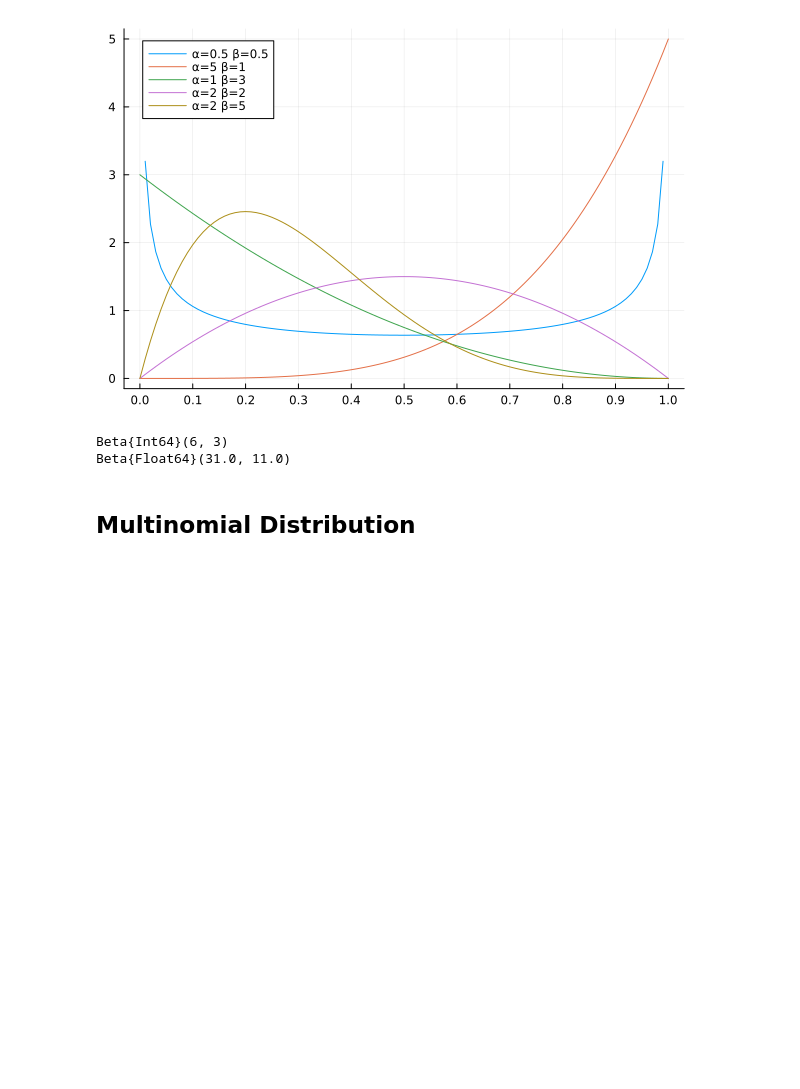
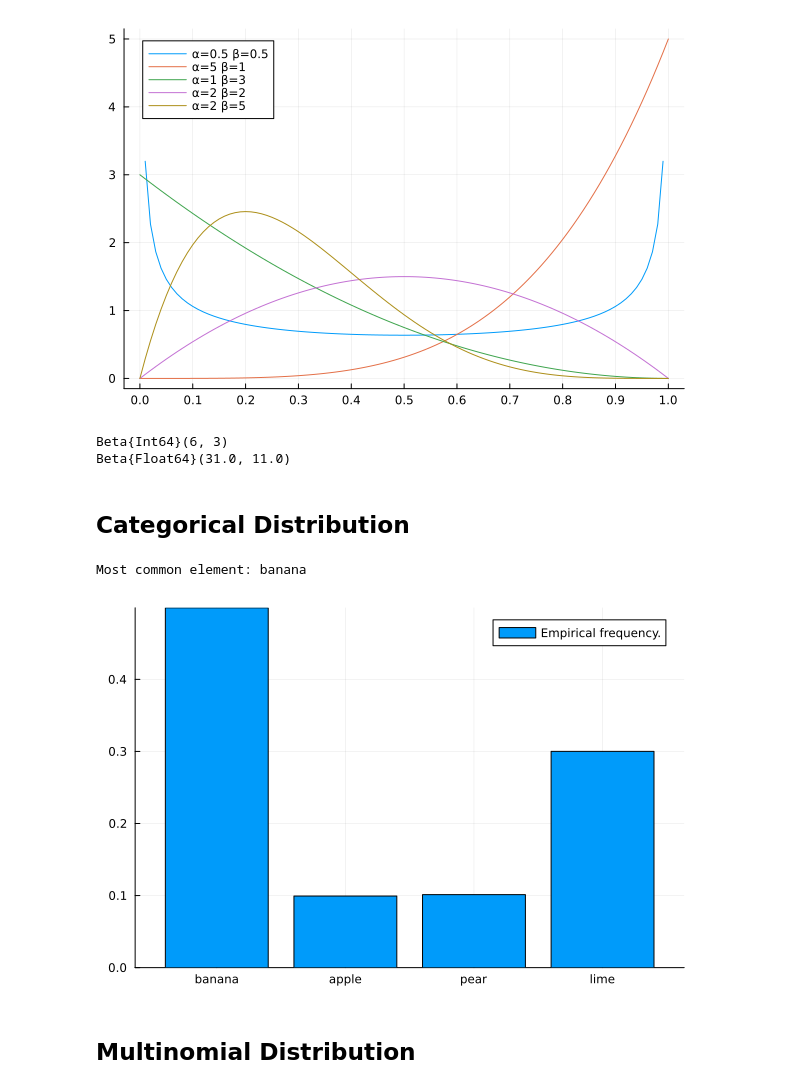
Before and after one commit to SylvainBrouwer/PRML-in-Julia, a Jupyter notebook: notebooks/ch02_probability_distributions.ipynb, the cells around one changed output. Saved outputs shown, nothing was run; the diff lists cells and outputs as text; code cells hidden in the pictures; blank space fills up the shorter version.

Commit message:
Added categorical and multinomial distributions.

```diff
--- a/notebooks/ch02_probability_distributions.ipynb
+++ b/notebooks/ch02_probability_distributions.ipynb
@@ -68,5 +68,17 @@ println(calibrate(prior, likelihood))
 # %% [output]
 Beta{Int64}(6, 3)
 Beta{Float64}(31.0, 11.0)
+# %% [markdown]
+## Categorical Distribution
+# %%
+elements = ["banana", "apple", "banana", "banana", "pear", "lime", "lime", "banana", "lime", "banana"]
+dist, cats = mle(Categorical, elements)
+trials = 100000
+X = sum(map(x -> sample(dist), 1:trials))/trials
+println("Most common element: $(cats[mode(dist)])")
+bar(cats, X, label = "Empirical frequency.")
+# %% [output]
+Most common element: banana
+[figure, added]
 # %% [markdown]
 ## Multinomial Distribution
```
Also changed, not shown: parts of 3 cells of this notebook, 8 other files.
